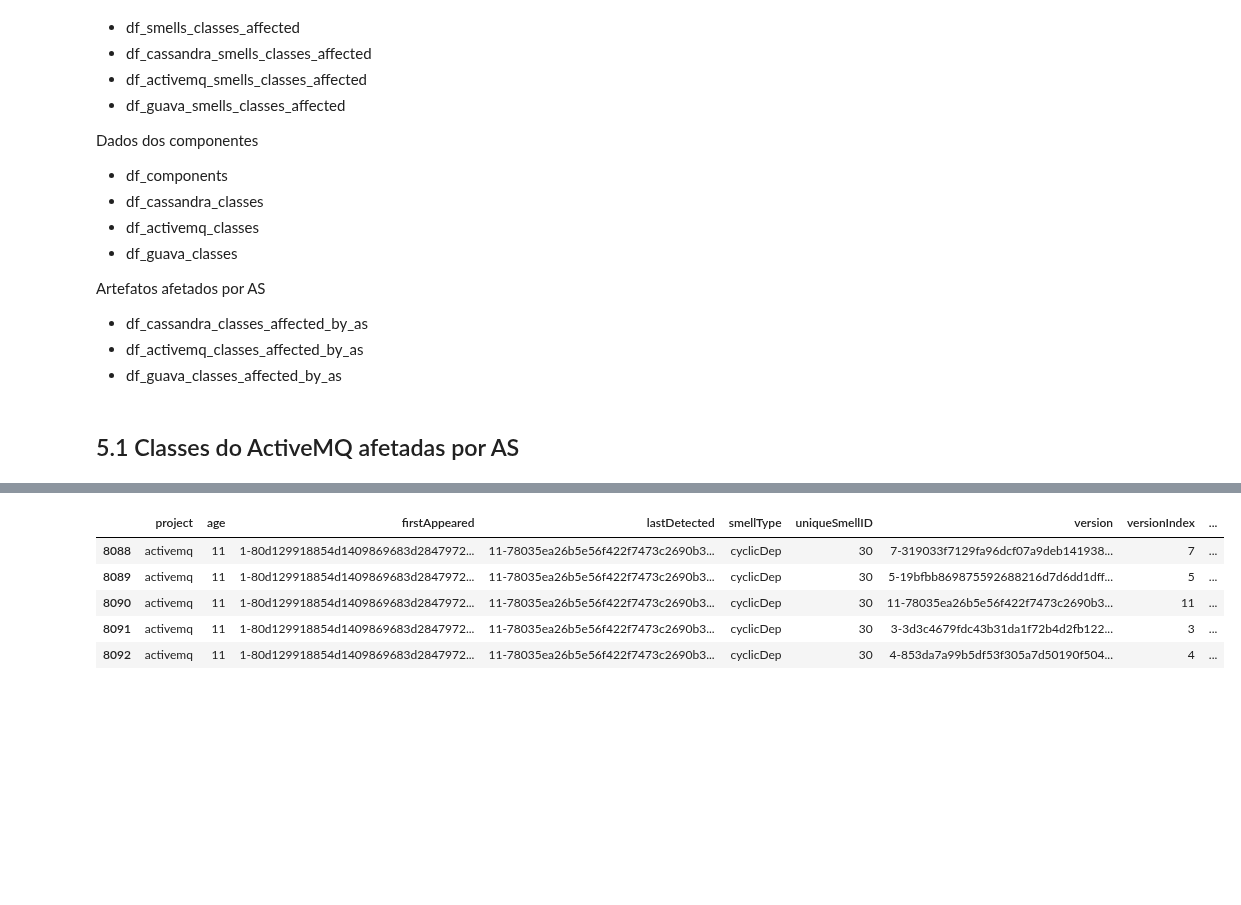
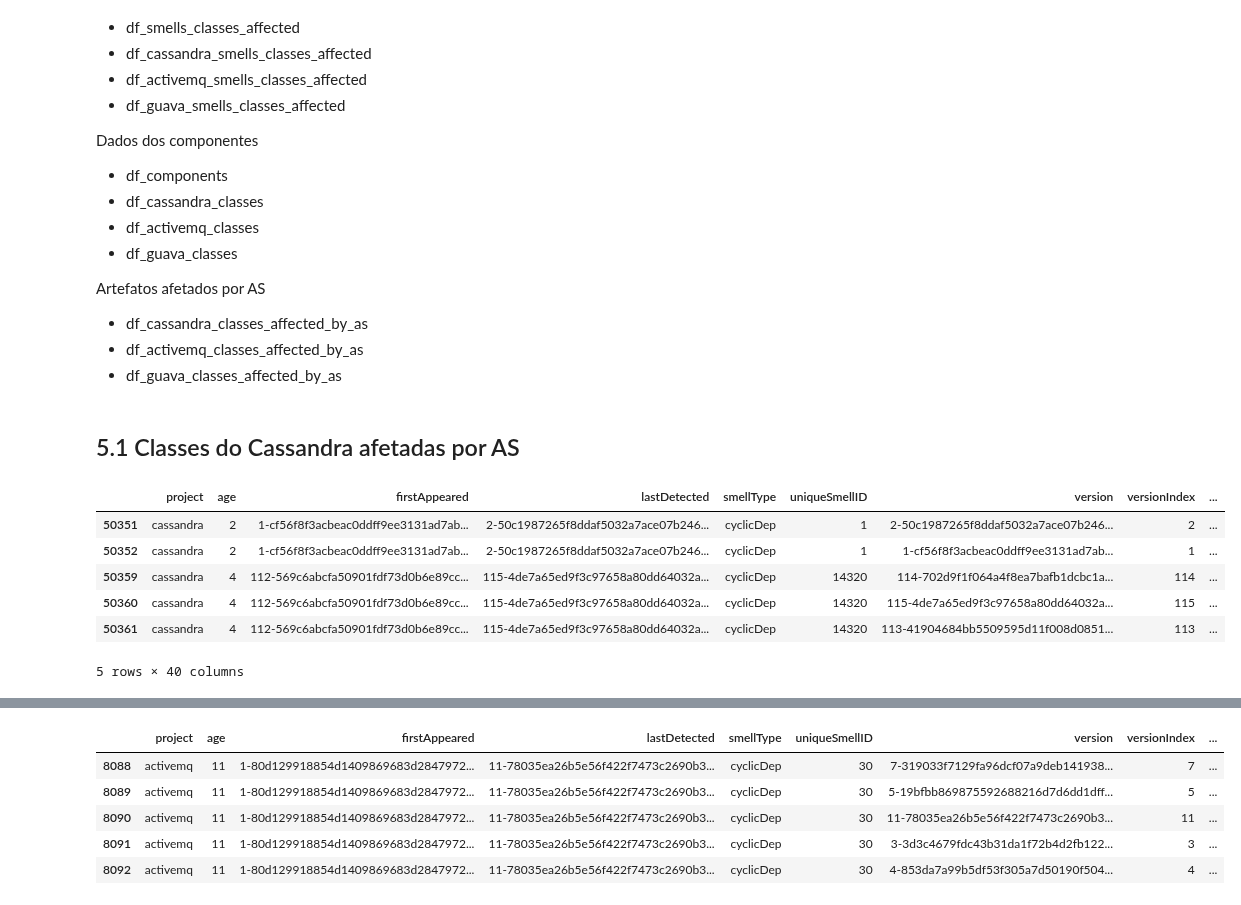
Before and after one commit to armandossrecife/piloto, a Jupyter notebook: compara_sas2022.ipynb, the cells around one changed output, grey strips where cells are left out. Cells and saved outputs as stored; diff of their text form; code cells hidden in the pictures; blank space fills up the shorter version.

```diff
--- a/compara_sas2022.ipynb
+++ b/compara_sas2022.ipynb
@@ -948,2 +946,12 @@ Artefatos afetados por AS
 # %% [markdown]
-## 5.1 Classes do ActiveMQ afetadas por AS
+## 5.1 Classes do Cassandra afetadas por AS
+# %%
+df_cassandra_smells_classes_affected.head()
+# %% [output]
+|  | project | age | firstAppeared | lastDetected | smellType | uniqueSmellID | version | versionIndex | ... |
+| 50351 | cassandra | 2 | 1-cf56f8f3acbeac0ddff9ee3131ad7ab... | 2-50c1987265f8ddaf5032a7ace07b246... | cyclicDep | 1 | 2-50c1987265f8ddaf5032a7ace07b246... | 2 | ... |
+| 50352 | cassandra | 2 | 1-cf56f8f3acbeac0ddff9ee3131ad7ab... | 2-50c1987265f8ddaf5032a7ace07b246... | cyclicDep | 1 | 1-cf56f8f3acbeac0ddff9ee3131ad7ab... | 1 | ... |
+| 50359 | cassandra | 4 | 112-569c6abcfa50901fdf73d0b6e89cc... | 115-4de7a65ed9f3c97658a80dd64032a... | cyclicDep | 14320 | 114-702d9f1f064a4f8ea7bafb1dcbc1a... | 114 | ... |
+| 50360 | cassandra | 4 | 112-569c6abcfa50901fdf73d0b6e89cc... | 115-4de7a65ed9f3c97658a80dd64032a... | cyclicDep | 14320 | 115-4de7a65ed9f3c97658a80dd64032a... | 115 | ... |
+| 50361 | cassandra | 4 | 112-569c6abcfa50901fdf73d0b6e89cc... | 115-4de7a65ed9f3c97658a80dd64032a... | cyclicDep | 14320 | 113-41904684bb5509595d11f008d0851... | 113 | ... |
+5 rows × 40 columns
```
Also changed, not shown: parts of 25 cells of this notebook.
